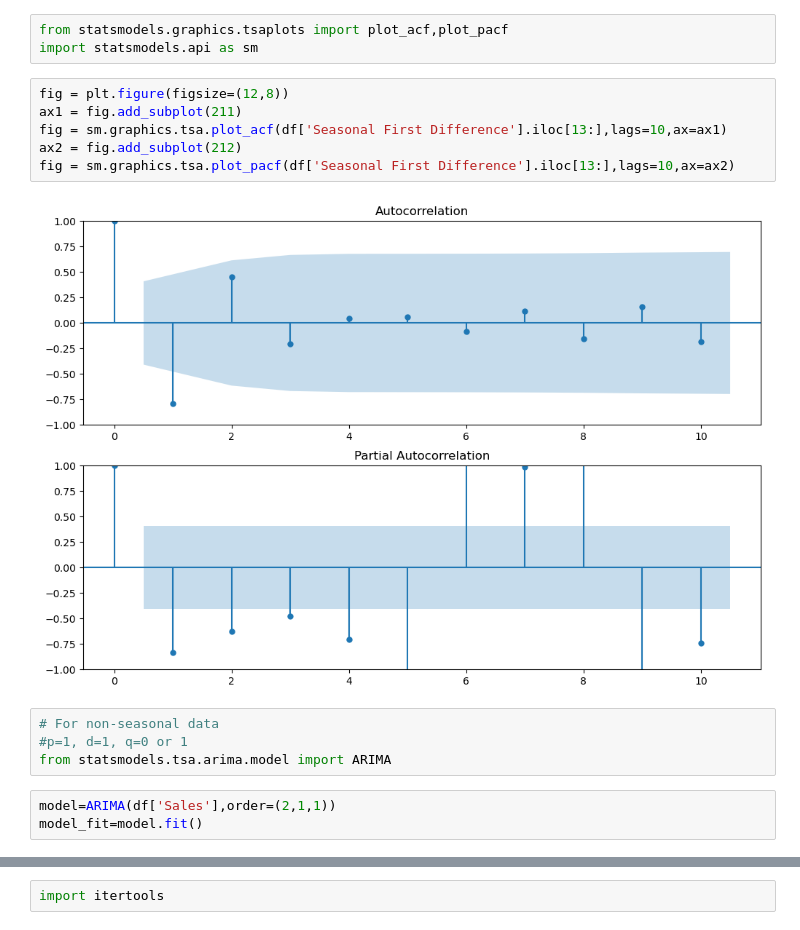
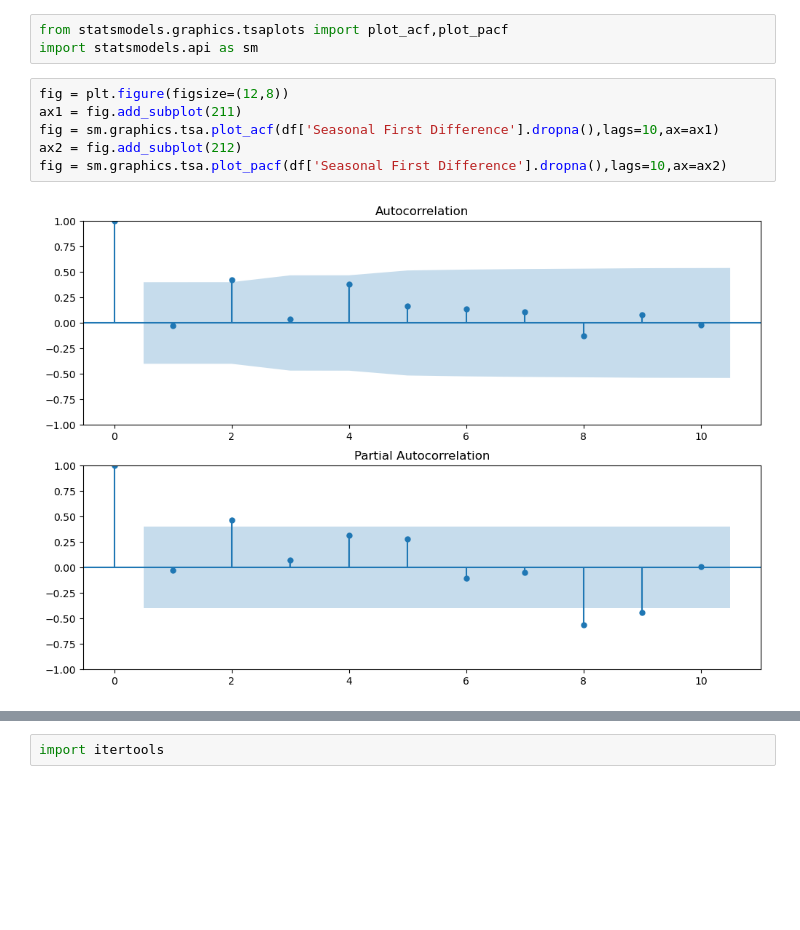
Before and after one commit to shiv0112/time_series_sales, a Jupyter notebook: notebooks/shampoo_time.ipynb, the cells around one changed output, grey strips where cells are left out. Saved outputs shown, nothing was run; the diff lists cells and outputs as text; blank space fills up the shorter version.

```diff
--- a/notebooks/shampoo_time.ipynb
+++ b/notebooks/shampoo_time.ipynb
@@ -344,15 +380,8 @@ import statsmodels.api as sm
 # %%
 fig = plt.figure(figsize=(12,8))
 ax1 = fig.add_subplot(211)
-fig = sm.graphics.tsa.plot_acf(df['Seasonal First Difference'].iloc[13:],lags=10,ax=ax1)
+fig = sm.graphics.tsa.plot_acf(df['Seasonal First Difference'].dropna(),lags=10,ax=ax1)
 ax2 = fig.add_subplot(212)
-fig = sm.graphics.tsa.plot_pacf(df['Seasonal First Difference'].iloc[13:],lags=10,ax=ax2)
+fig = sm.graphics.tsa.plot_pacf(df['Seasonal First Difference'].dropna(),lags=10,ax=ax2)
 # %% [output]
-[figure, old version]
+[figure, new version]
-# %%
-# For non-seasonal data
-#p=1, d=1, q=0 or 1
-from statsmodels.tsa.arima.model import ARIMA
-# %%
-model=ARIMA(df['Sales'],order=(2,1,1))
-model_fit=model.fit()
```
Also changed, not shown: parts of 35 cells of this notebook, 1 other file.
